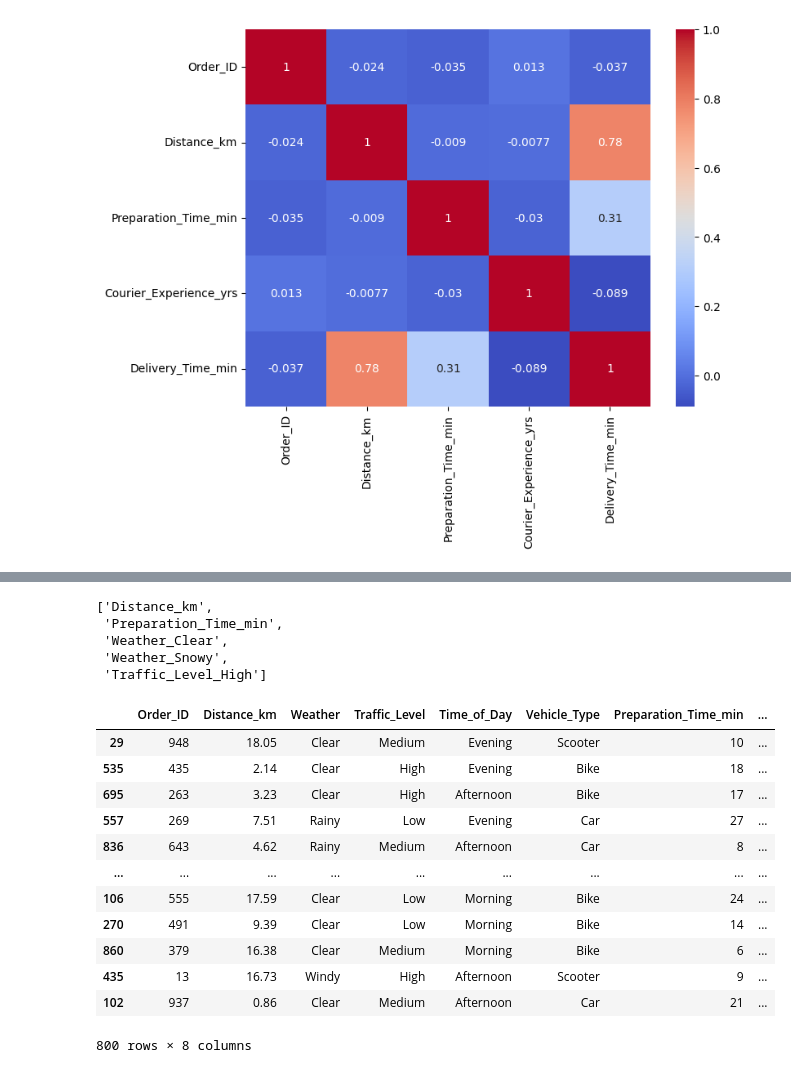
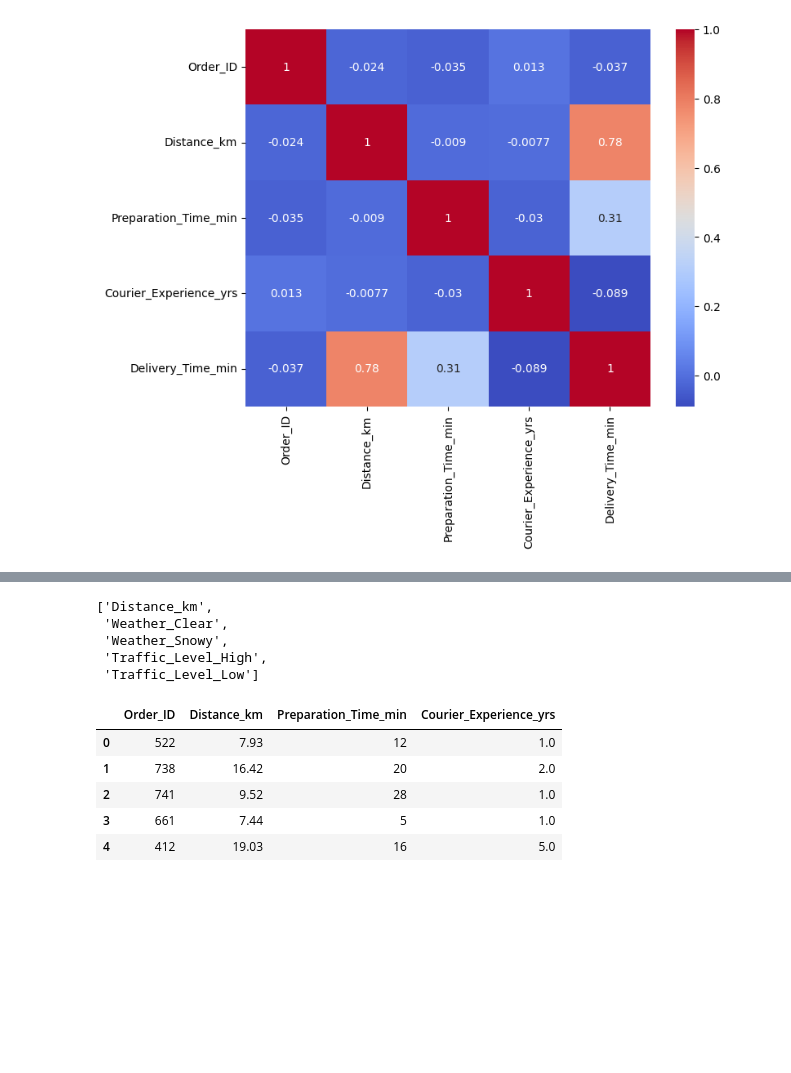
Before and after one commit to manalfarouq/Prediction-du-Temps-de-Livraison, a Jupyter notebook: src/main.ipynb, the cells around one changed output, grey strips where cells are left out. Saved outputs shown, nothing was run; the diff lists cells and outputs as text; code cells hidden in the pictures; blank space fills up the shorter version.

```diff
--- a/src/main.ipynb
+++ b/src/main.ipynb
@@ -205,48 +205,38 @@ df_encoded.head()
 # %%
 # select kbest avec k = 5 (NOTER BIEN : Il ne fonctionne que sur des données numériques déjà prêtes)
 
-select_kbest_columns(df_encoded)
+select_kbest_columns(df_encoded,df)
 # %% [output]
 ['Distance_km',
- 'Preparation_Time_min',
  'Weather_Clear',
  'Weather_Snowy',
- 'Traffic_Level_High']
+ 'Traffic_Level_High',
+ 'Traffic_Level_Low']
 # %%
-# from sklearn.model_selection import train_test_split
-# # Split train/test
-# X_train, X_test, y_train, y_test = train_test_split(X, y, test_size=0.2, random_state=42)
 
-# # Normalisation
-# scaler = MinMaxScaler()
-# X_train_scaled = pd.DataFrame(scaler.fit_transform(X_train), columns=X_train.columns)
-# X_test_scaled = pd.DataFrame(scaler.transform(X_test), columns=X_test.columns)
+#! Split les variables de features et target
+X = df.drop(['Delivery_Time_min'], axis = 1)
+y = df['Delivery_Time_min']
 # %%
 from sklearn.pipeline import Pipeline
 from sklearn.model_selection import train_test_split
 
-X = df.drop('Delivery_Time_min', axis=1)
-y = df['Delivery_Time_min']
 
-X_cat = ['Weather','Traffic_Level']
-X_num = ['Preparation_Time_min','Distance_km']
+#! Split le dataset en cat et num
+X_cat = X.select_dtypes(include = ['object']).columns.to_list() #? ColumnTransformer attend une liste de colonnes (noms ou indices), pas un DataFrame entier.
+X_num = X.select_dtypes(include = ['int64','float64']).columns.to_list()
 
-X_train,X_test,y_train,y_test = train_test_split(X,y,test_size=0.2, random_state=42)
-X_train
+# X_cat = ['Weather','Traffic_Level']
+# X_num = ['Preparation_Time_min','Distance_km']
+X_cat.head()
+X_num.head()
 # %% [output]
-|  | Order_ID | Distance_km | Weather | Traffic_Level | Time_of_Day | Vehicle_Type | Preparation_Time_min | ... |
-| 29 | 948 | 18.05 | Clear | Medium | Evening | Scooter | 10 | ... |
-| 535 | 435 | 2.14 | Clear | High | Evening | Bike | 18 | ... |
-| 695 | 263 | 3.23 | Clear | High | Afternoon | Bike | 17 | ... |
-| 557 | 269 | 7.51 | Rainy | Low | Evening | Car | 27 | ... |
-| 836 | 643 | 4.62 | Rainy | Medium | Afternoon | Car | 8 | ... |
-| ... | ... | ... | ... | ... | ... | ... | ... | ... |
-| 106 | 555 | 17.59 | Clear | Low | Morning | Bike | 24 | ... |
-| 270 | 491 | 9.39 | Clear | Low | Morning | Bike | 14 | ... |
-| 860 | 379 | 16.38 | Clear | Medium | Morning | Bike | 6 | ... |
-| 435 | 13 | 16.73 | Windy | High | Afternoon | Scooter | 9 | ... |
-| 102 | 937 | 0.86 | Clear | Medium | Afternoon | Car | 21 | ... |
+|  | Order_ID | Distance_km | Preparation_Time_min | Courier_Experience_yrs |
+| 0 | 522 | 7.93 | 12 | 1.0 |
+| 1 | 738 | 16.42 | 20 | 2.0 |
+| 2 | 741 | 9.52 | 28 | 1.0 |
+| 3 | 661 | 7.44 | 5 | 1.0 |
+| 4 | 412 | 19.03 | 16 | 5.0 |
-800 rows × 8 columns
 # %%
 from sklearn.compose import ColumnTransformer
 from sklearn.preprocessing import OneHotEncoder
```
Also changed, not shown: parts of 9 cells of this notebook, 1 other file.
